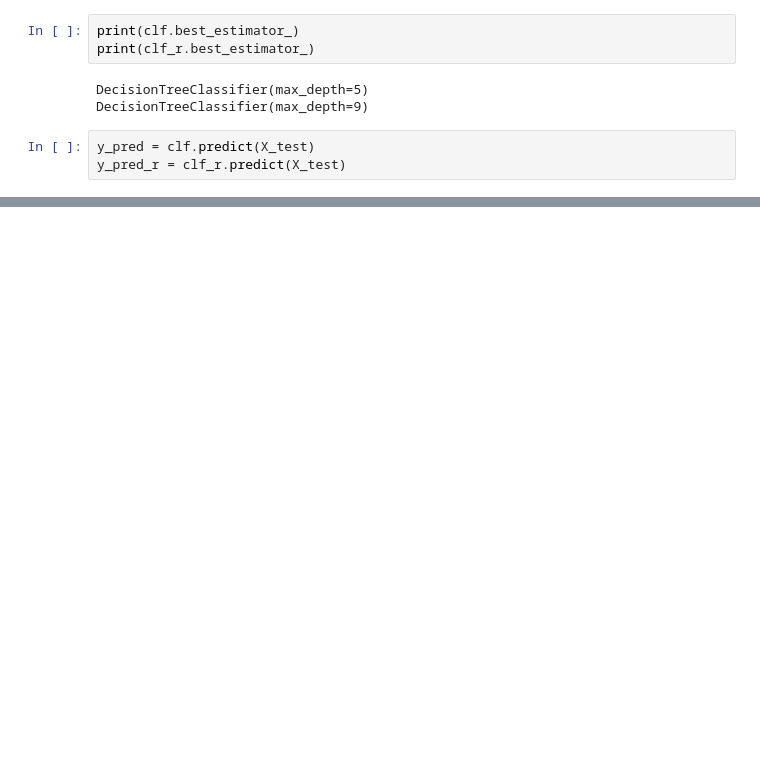
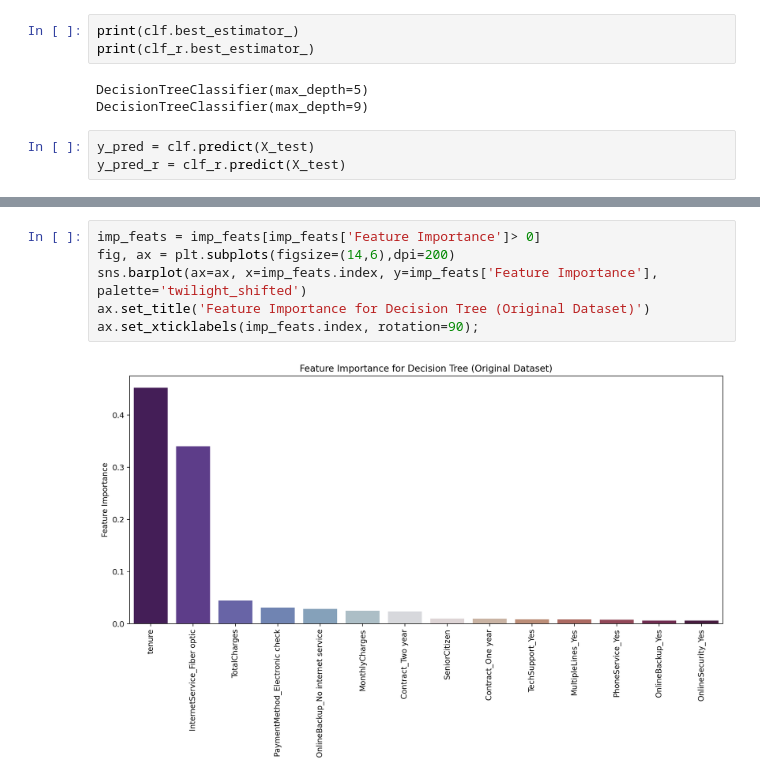
Before and after one commit to Robert-F-Mulligan/customer-churn-analysis, a Jupyter notebook: notebooks/customer-churn-analysis.ipynb, the cells around one changed output, grey strips where cells are left out. Saved outputs shown, nothing was run; the diff lists cells and outputs as text; blank space fills up the shorter version.

```diff
--- a/notebooks/customer-churn-analysis.ipynb
+++ b/notebooks/customer-churn-analysis.ipynb
@@ -525,0 +563,8 @@ imp_feats_r
+# %%
+imp_feats = imp_feats[imp_feats['Feature Importance']> 0]
+fig, ax = plt.subplots(figsize=(14,6),dpi=200)
+sns.barplot(ax=ax, x=imp_feats.index, y=imp_feats['Feature Importance'], palette='twilight_shifted')
+ax.set_title('Feature Importance for Decision Tree (Original Dataset)')
+ax.set_xticklabels(imp_feats.index, rotation=90);
+# %% [output]
+[figure, added]
```
Also changed, not shown: parts of 39 cells of this notebook, 6 other files.
